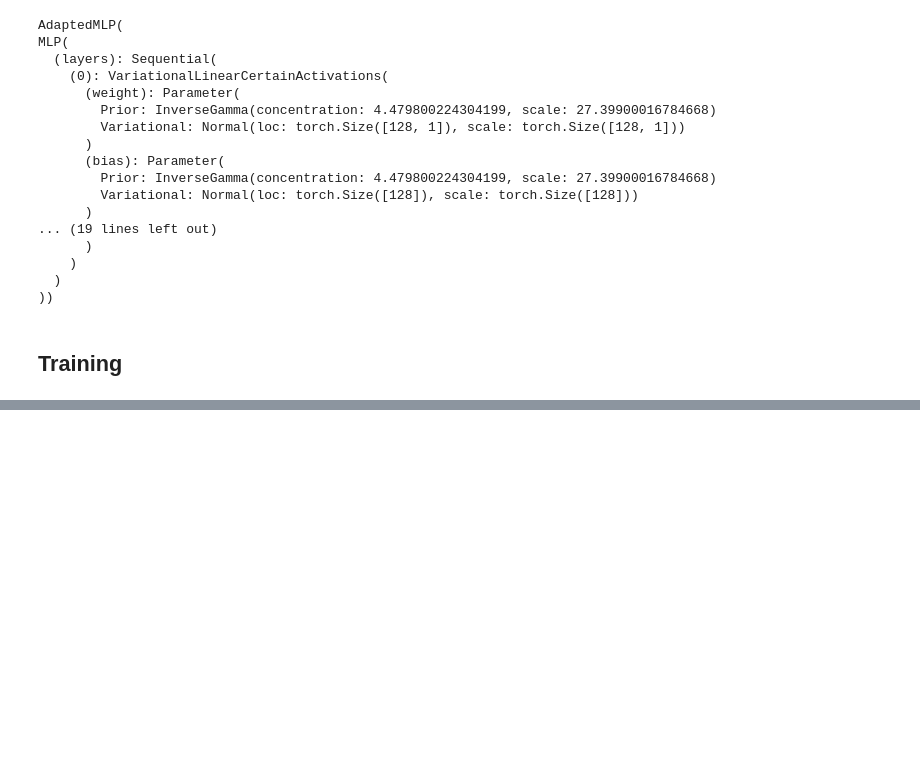
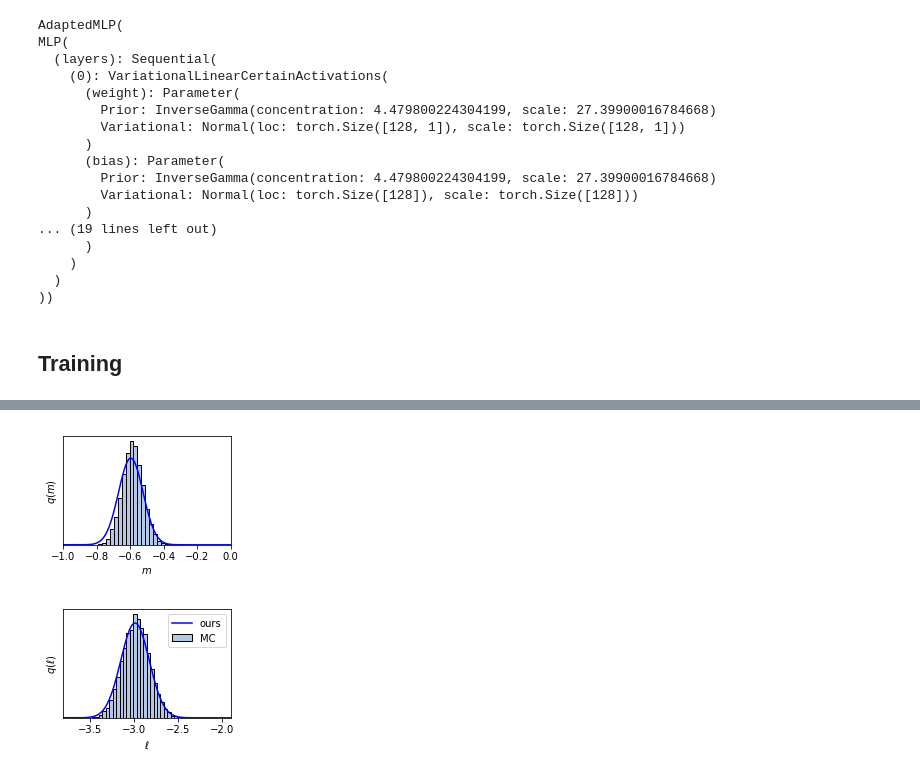
Before and after one commit to makora9143/deterministic-variational-inference-pytorch, a Jupyter notebook: main.ipynb, the cells around one changed output, grey strips where cells are left out. Drawn from its saved outputs; the diff is of its cells as text; code cells hidden in the pictures; blank space fills up the shorter version.

Commit message:
MCMC Sampling

```diff
--- a/main.ipynb
+++ b/main.ipynb
@@ -125,0 +137,45 @@ for epoch in range(1, EPOCHS+1):
+# %%
+# from matplotlib import rc
+# rc('text', usetex=True)
+torch.set_default_tensor_type(torch.FloatTensor)
+model.device = torch.device('cpu')
+model.make_adapters(model.adapter)
+import numpy as np
+n_sample = 10000
+x = 0.25
+with torch.no_grad():
+    model.mlp.cpu()
+    test_x = torch.ones(n_sample, 1) * x
+
+    samples = model.mcmc(test_x, n_sample)
+    tmp = model(test_x)
+    approx = [tmp.mean, tmp.var]
+
+def gaussian1d(mean, var):
+    x_axis = torch.linspace(-5,5,1000)
+    return x_axis.cpu().numpy(), (1.0 / torch.sqrt(2.0 * math.pi * var) * torch.exp(-1.0 / (2.0 * var) * (x_axis - mean)**2)).cpu().numpy()
+# %%
+plt.figure(figsize=(3,2))
+# plt.hist(samples[:,0,0].cpu().numpy(), int(np.round(200/(1))), density=True, edgecolor='k', facecolor='#b4c7e7')
+plt.hist(samples[:,0,0].cpu().numpy(), 30, density=True, edgecolor='k', facecolor='#b4c7e7')
+
+plt.plot(*gaussian1d(approx[0][0,0], approx[1][0,0,0]), 'b')
+plt.xlim([-1,-0.0])
+plt.yticks([])
+plt.xlabel('$m$')
+plt.ylabel('$q(m)$')
+plt.show()
+
+plt.figure(figsize=(3,2))
+# plt.hist(samples[:,0,1].cpu().numpy(), int(np.round(200/(3.8-1.9))), density=True, edgecolor='k', facecolor='#b4c7e7', label="MC")
+plt.hist(samples[:,0,1].cpu().numpy(), 30, density=True, edgecolor='k', facecolor='#b4c7e7', label="MC")
+plt.plot(*gaussian1d(approx[0][0,1], approx[1][0,1,1]), 'b', label="ours")
+plt.xlim([-3.8,-1.9])
+plt.yticks([])
+plt.xlabel('$\ell$')
+plt.ylabel('$q(\ell)$')
+plt.legend()
+plt.show()
+# %% [output]
+[figure, added]
+[figure, added]
```
Also changed, not shown: parts of 5 cells of this notebook, 3 other files.
